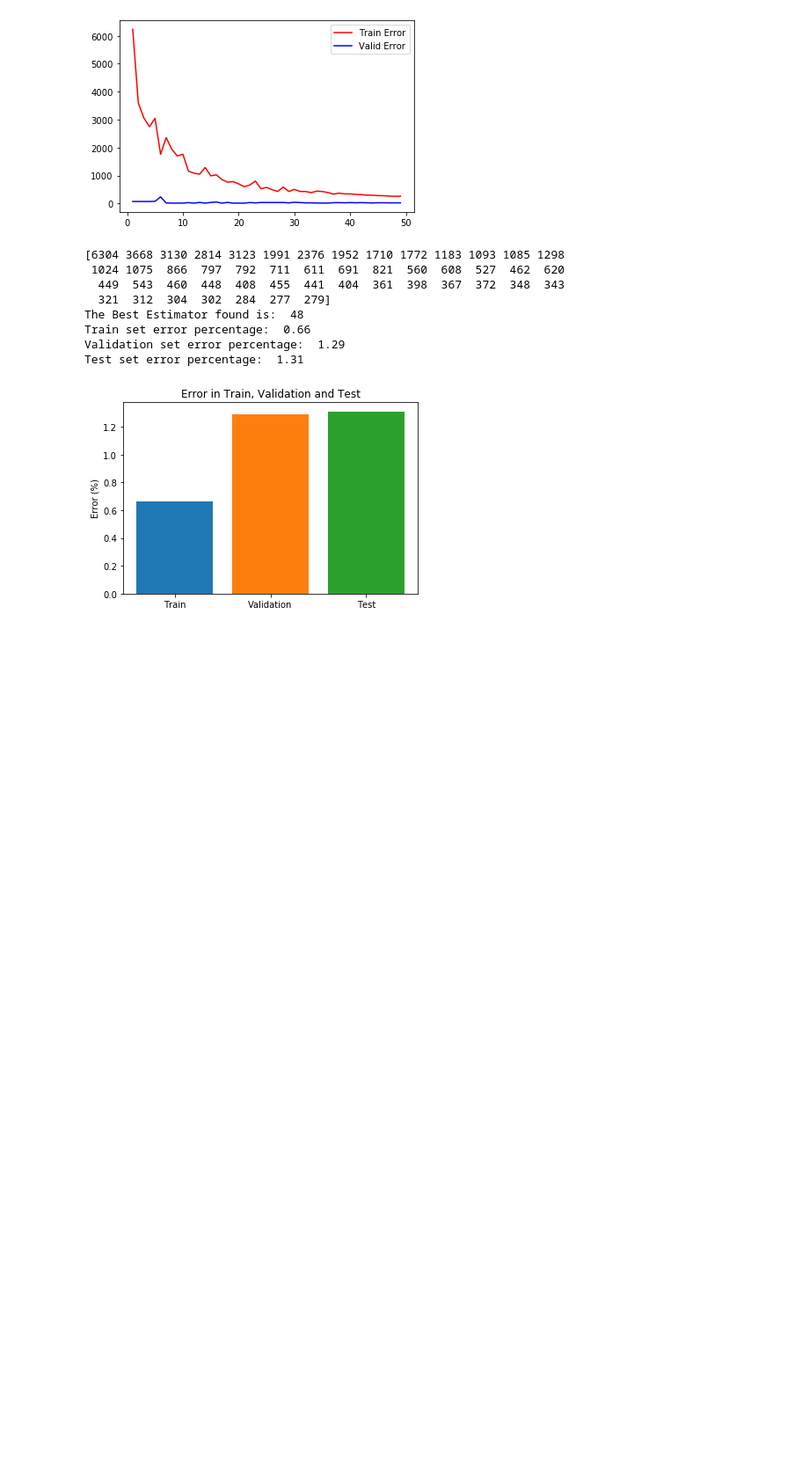
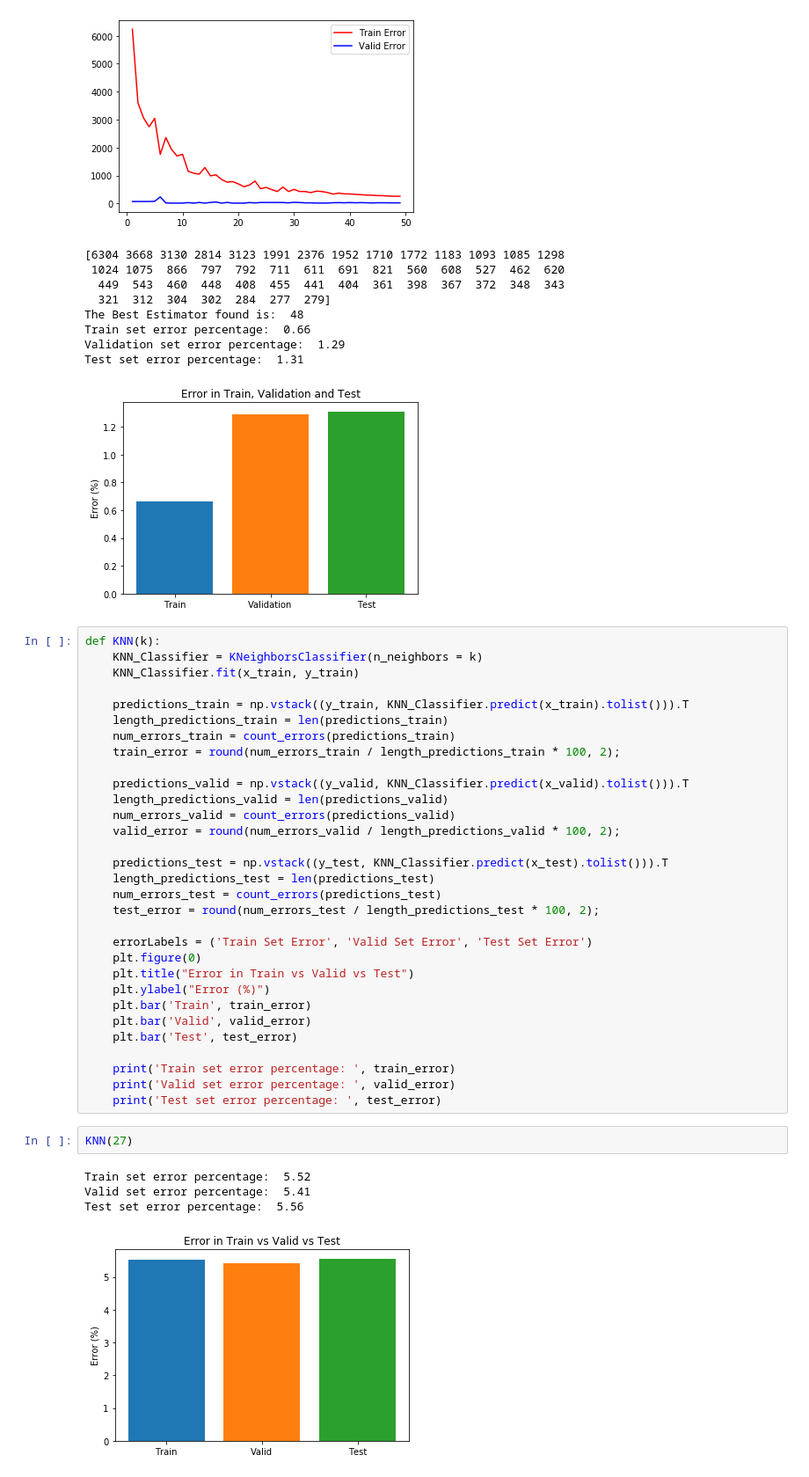
Before and after one commit to AveryCameronUofR/instrument-classification, a Jupyter notebook: Prediction Models.ipynb, the cells around one changed output. Shown: that part at 88% size. Saved outputs shown, nothing was run; the diff lists cells and outputs as text; blank space fills up the shorter version.

Commit message:
added KNN to prediction models file and RACK file

```diff
--- a/Prediction Models.ipynb
+++ b/Prediction Models.ipynb
@@ -252,3 +253,41 @@ Train set error percentage:  0.66
 Validation set error percentage:  1.29
 Test set error percentage:  1.31
 [figure]
+# %%
+def KNN(k):
+    KNN_Classifier = KNeighborsClassifier(n_neighbors = k)
+    KNN_Classifier.fit(x_train, y_train)
+
+    predictions_train = np.vstack((y_train, KNN_Classifier.predict(x_train).tolist())).T
+    length_predictions_train = len(predictions_train)
+    num_errors_train = count_errors(predictions_train)
+    train_error = round(num_errors_train / length_predictions_train * 100, 2);
+
+    predictions_valid = np.vstack((y_valid, KNN_Classifier.predict(x_valid).tolist())).T
+    length_predictions_valid = len(predictions_valid)
+    num_errors_valid = count_errors(predictions_valid)
+    valid_error = round(num_errors_valid / length_predictions_valid * 100, 2);
+
+    predictions_test = np.vstack((y_test, KNN_Classifier.predict(x_test).tolist())).T
+    length_predictions_test = len(predictions_test)
+    num_errors_test = count_errors(predictions_test)
+    test_error = round(num_errors_test / length_predictions_test * 100, 2);
+
+    errorLabels = ('Train Set Error', 'Valid Set Error', 'Test Set Error')
+    plt.figure(0)
+    plt.title("Error in Train vs Valid vs Test")
+    plt.ylabel("Error (%)")
+    plt.bar('Train', train_error)
+    plt.bar('Valid', valid_error)
+    plt.bar('Test', test_error)
+
+    print('Train set error percentage: ', train_error)
+    print('Valid set error percentage: ', valid_error)
+    print('Test set error percentage: ', test_error)
+# %%
+KNN(27)
+# %% [output]
+Train set error percentage:  5.52
+Valid set error percentage:  5.41
+Test set error percentage:  5.56
+[figure, added]
```
Also changed, not shown: parts of 2 cells of this notebook, 3 other files.
